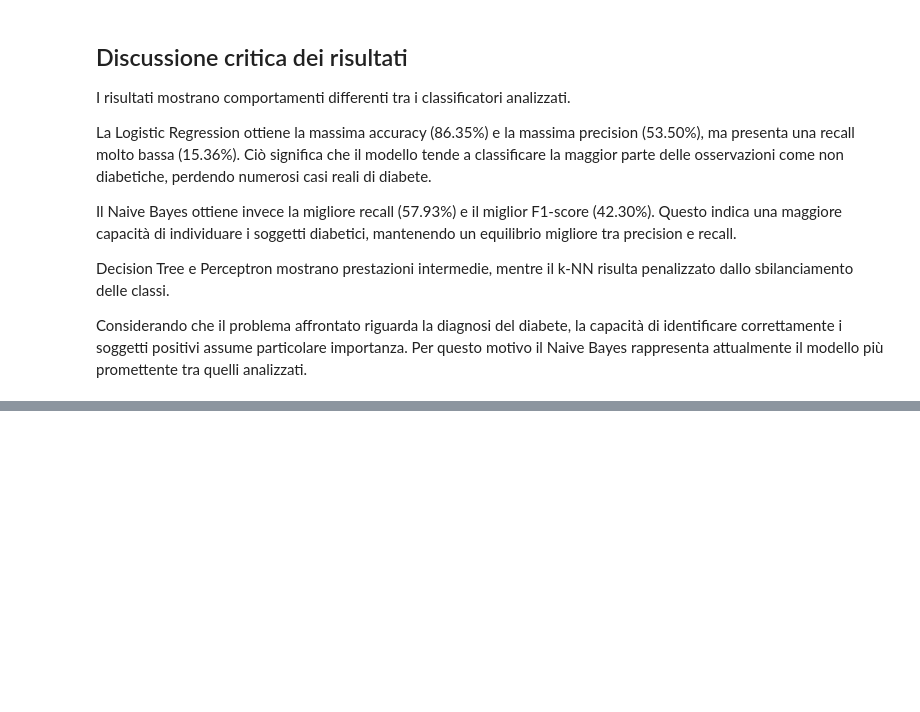
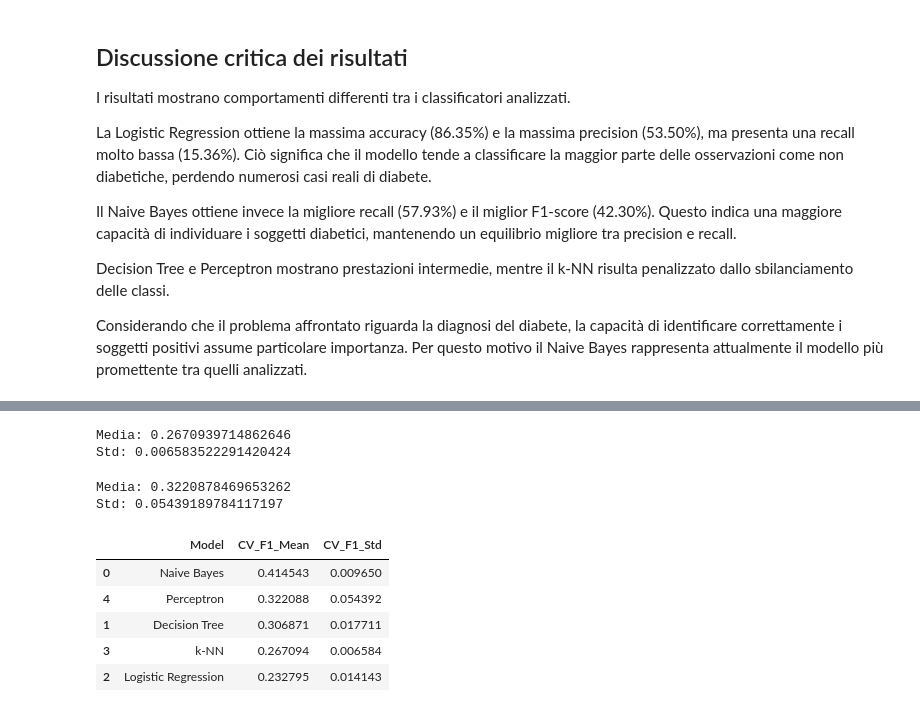
Before and after one commit to yuvisingh121/ML-Project-Uni2026, a Jupyter notebook: ML/notebooks/05_sklearn_models.ipynb, the cells around one changed output, grey strips where cells are left out. Cells and saved outputs as stored; diff of their text form; code cells hidden in the pictures; blank space fills up the shorter version.

Commit message:
Parte II 05_sklearn_models completed

```diff
--- a/ML/notebooks/05_sklearn_models.ipynb
+++ b/ML/notebooks/05_sklearn_models.ipynb
@@ -524,0 +547,80 @@ Deviazione standard: 0.017711030613464088
+# %%
+# KNN
+from sklearn.neighbors import KNeighborsClassifier
+
+knn_pipeline = Pipeline([
+    ("scaler", StandardScaler()),
+    ("classifier", KNeighborsClassifier(n_neighbors=5))
+])
+
+knn_scores = cross_val_score(
+    knn_pipeline,
+    X,
+    y,
+    cv=cv,
+    scoring="f1"
+)
+
+print("Media:", knn_scores.mean())
+print("Std:", knn_scores.std())
+# %% [output]
+Media: 0.2670939714862646
+Std: 0.006583522291420424
+# %%
+# Perceptron
+from sklearn.linear_model import Perceptron
+
+perc_pipeline = Pipeline([
+    ("scaler", StandardScaler()),
+    ("classifier", Perceptron(max_iter=1000, random_state=42))
+])
+
+perc_scores = cross_val_score(
+    perc_pipeline,
+    X,
+    y,
+    cv=cv,
+    scoring="f1"
+)
+
+print("Media:", perc_scores.mean())
+print("Std:", perc_scores.std())
+# %% [output]
+Media: 0.3220878469653262
+Std: 0.05439189784117197
+# %%
+cv_results = pd.DataFrame({
+    "Model": [
+        "Naive Bayes",
+        "Decision Tree",
+        "Logistic Regression",
+        "k-NN",
+        "Perceptron"
+    ],
+    "CV_F1_Mean": [
+        nb_scores.mean(),
+        dt_scores.mean(),
+        lr_scores.mean(),
+        knn_scores.mean(),
+        perc_scores.mean()
+    ],
+    "CV_F1_Std": [
+        nb_scores.std(),
+        dt_scores.std(),
+        lr_scores.std(),
+        knn_scores.std(),
+        perc_scores.std()
+    ]
+})
+
+cv_results.sort_values(
+    by="CV_F1_Mean",
+    ascending=False
+)
+# %% [output]
+|  | Model | CV_F1_Mean | CV_F1_Std |
+| 0 | Naive Bayes | 0.414543 | 0.009650 |
+| 4 | Perceptron | 0.322088 | 0.054392 |
+| 1 | Decision Tree | 0.306871 | 0.017711 |
+| 3 | k-NN | 0.267094 | 0.006584 |
+| 2 | Logistic Regression | 0.232795 | 0.014143 |
```
Also changed, not shown: parts of 21 cells of this notebook.
